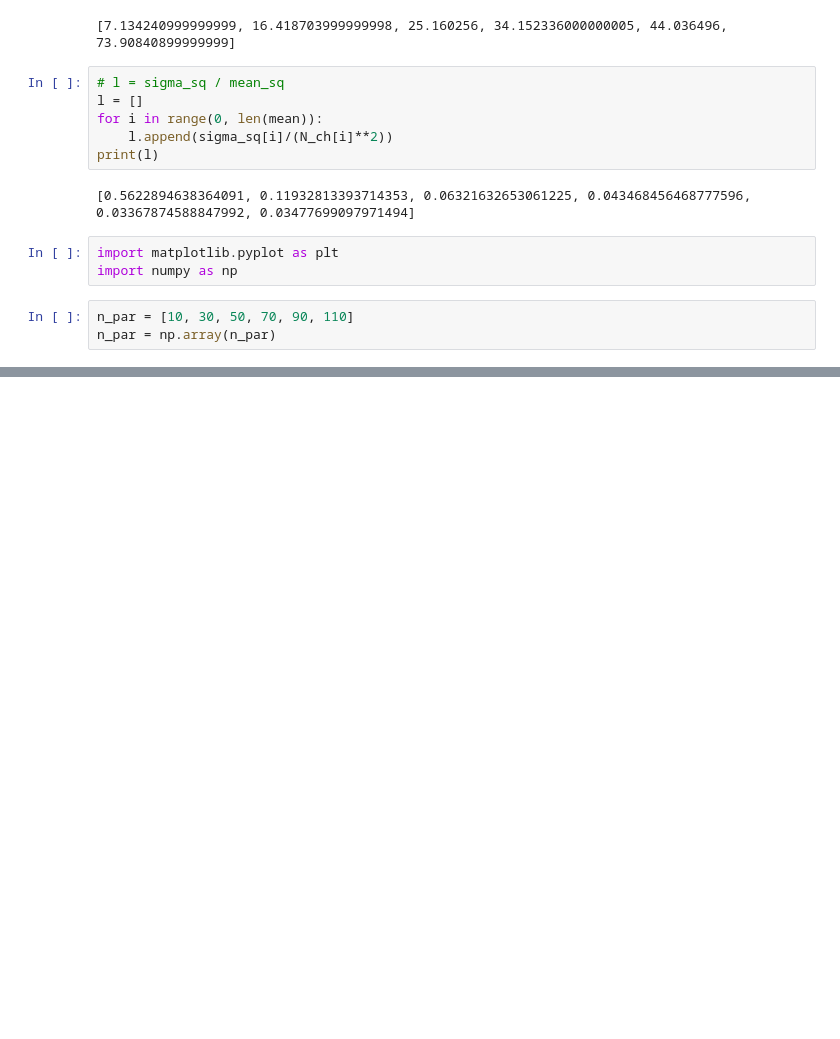
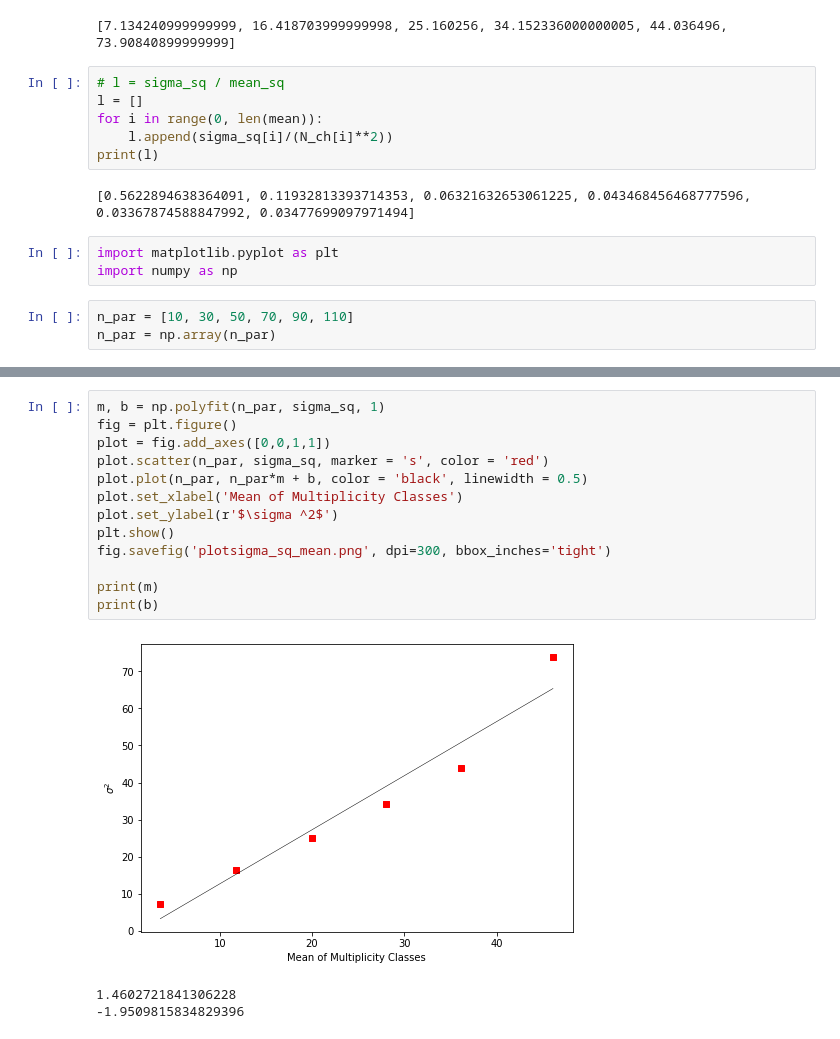
Before and after one commit to mahesh0537/PH219_group8, a Jupyter notebook: graphs.ipynb, the cells around one changed output, grey strips where cells are left out. Cells and saved outputs as stored; diff of their text form; blank space fills up the shorter version.

```diff
--- a/graphs.ipynb
+++ b/graphs.ipynb
@@ -120,0 +138,17 @@ array([ 0.21351446, 12.86371293, -0.21049753])
+# %%
+m, b = np.polyfit(n_par, sigma_sq, 1)
+fig = plt.figure()
+plot = fig.add_axes([0,0,1,1])
+plot.scatter(n_par, sigma_sq, marker = 's', color = 'red')
+plot.plot(n_par, n_par*m + b, color = 'black', linewidth = 0.5)
+plot.set_xlabel('Mean of Multiplicity Classes')
+plot.set_ylabel(r'$\sigma ^2$')
+plt.show()
+fig.savefig('plotsigma_sq_mean.png', dpi=300, bbox_inches='tight')
+
+print(m)
+print(b)
+# %% [output]
+[figure, added]
+1.4602721841306228
+-1.9509815834829396
```
Also changed, not shown: parts of 14 cells of this notebook.
